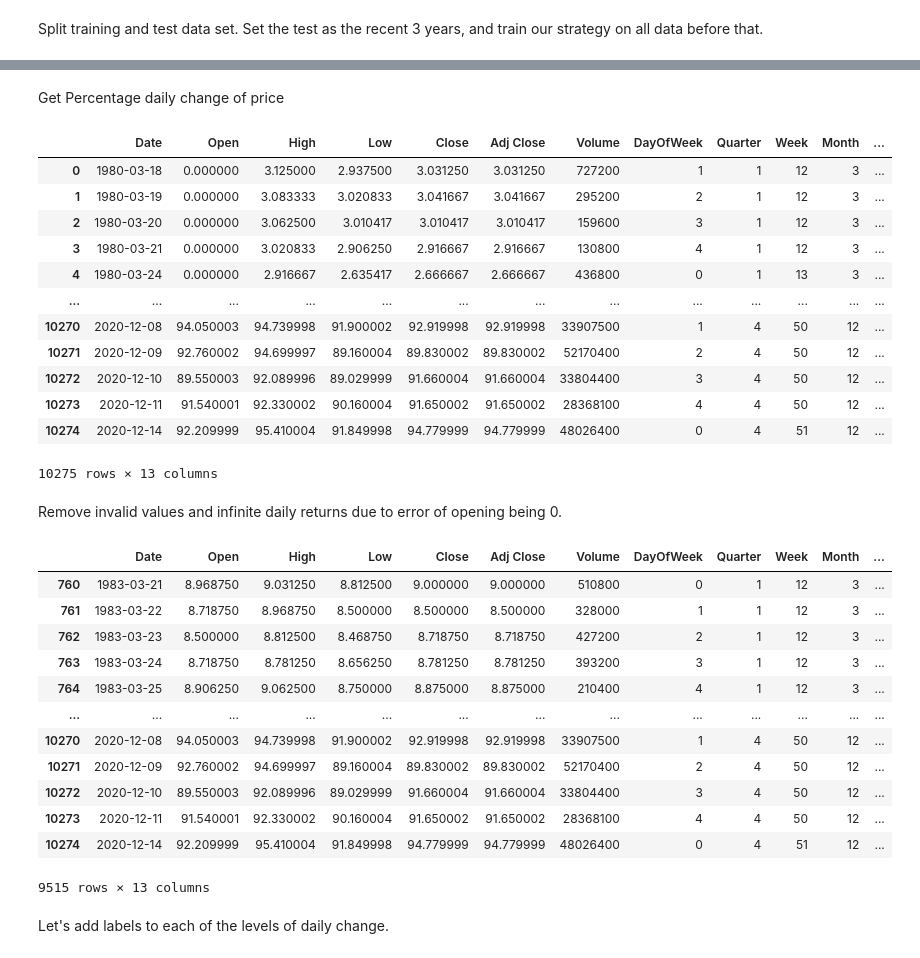
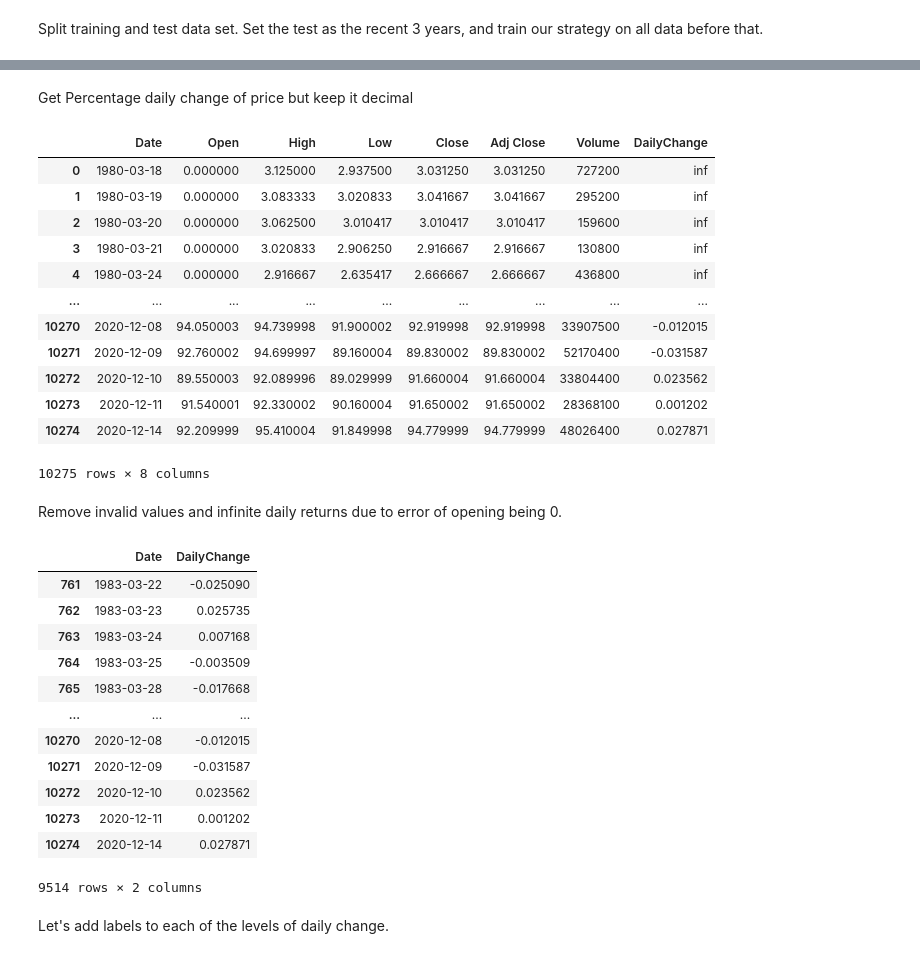
Before and after one commit to ys98110/valuation, a Jupyter notebook: Markov_chain_multi_trans.ipynb, the cells around one changed output, grey strips where cells are left out. Drawn from its saved outputs; the diff is of its cells as text; code cells hidden in the pictures.

```diff
--- a/Markov_chain_multi_trans.ipynb
+++ b/Markov_chain_multi_trans.ipynb
@@ -43,9 +40,0 @@ Separate out the dates
-# %%
-data["Date"] = pd.to_datetime(data["Date"],dayfirst= True)
-data['DayOfWeek'] = data['Date'].dt.weekday
-data["Quarter"]=data["Date"].dt.quarter
-data['Week'] = data['Date'].dt.isocalendar().week
-data['Month'] = data['Date'].dt.month
-data["Year"] = data["Date"].dt.year
-#data.drop("Date", axis = 1, inplace = True)
-data.head()
@@ -59,43 +41,44 @@ data.head()
 # %% [markdown]
-Get Percentage daily change of price
+Get Percentage daily change of price but keep it decimal
 # %%
 data["DailyChange"] = (data["Close"]- data["Open"])/data["Open"]
 data
 # %% [output]
-|  | Date | Open | High | Low | Close | Adj Close | Volume | DayOfWeek | Quarter | Week | Month | ... |
-| 0 | 1980-03-18 | 0.000000 | 3.125000 | 2.937500 | 3.031250 | 3.031250 | 727200 | 1 | 1 | 12 | 3 | ... |
-| 1 | 1980-03-19 | 0.000000 | 3.083333 | 3.020833 | 3.041667 | 3.041667 | 295200 | 2 | 1 | 12 | 3 | ... |
-| 2 | 1980-03-20 | 0.000000 | 3.062500 | 3.010417 | 3.010417 | 3.010417 | 159600 | 3 | 1 | 12 | 3 | ... |
-| 3 | 1980-03-21 | 0.000000 | 3.020833 | 2.906250 | 2.916667 | 2.916667 | 130800 | 4 | 1 | 12 | 3 | ... |
-| 4 | 1980-03-24 | 0.000000 | 2.916667 | 2.635417 | 2.666667 | 2.666667 | 436800 | 0 | 1 | 13 | 3 | ... |
-| ... | ... | ... | ... | ... | ... | ... | ... | ... | ... | ... | ... | ... |
-| 10270 | 2020-12-08 | 94.050003 | 94.739998 | 91.900002 | 92.919998 | 92.919998 | 33907500 | 1 | 4 | 50 | 12 | ... |
-| 10271 | 2020-12-09 | 92.760002 | 94.699997 | 89.160004 | 89.830002 | 89.830002 | 52170400 | 2 | 4 | 50 | 12 | ... |
-| 10272 | 2020-12-10 | 89.550003 | 92.089996 | 89.029999 | 91.660004 | 91.660004 | 33804400 | 3 | 4 | 50 | 12 | ... |
-| 10273 | 2020-12-11 | 91.540001 | 92.330002 | 90.160004 | 91.650002 | 91.650002 | 28368100 | 4 | 4 | 50 | 12 | ... |
-| 10274 | 2020-12-14 | 92.209999 | 95.410004 | 91.849998 | 94.779999 | 94.779999 | 48026400 | 0 | 4 | 51 | 12 | ... |
+|  | Date | Open | High | Low | Close | Adj Close | Volume | DailyChange |
+| 0 | 1980-03-18 | 0.000000 | 3.125000 | 2.937500 | 3.031250 | 3.031250 | 727200 | inf |
+| 1 | 1980-03-19 | 0.000000 | 3.083333 | 3.020833 | 3.041667 | 3.041667 | 295200 | inf |
+| 2 | 1980-03-20 | 0.000000 | 3.062500 | 3.010417 | 3.010417 | 3.010417 | 159600 | inf |
+| 3 | 1980-03-21 | 0.000000 | 3.020833 | 2.906250 | 2.916667 | 2.916667 | 130800 | inf |
+| 4 | 1980-03-24 | 0.000000 | 2.916667 | 2.635417 | 2.666667 | 2.666667 | 436800 | inf |
+| ... | ... | ... | ... | ... | ... | ... | ... | ... |
+| 10270 | 2020-12-08 | 94.050003 | 94.739998 | 91.900002 | 92.919998 | 92.919998 | 33907500 | -0.012015 |
+| 10271 | 2020-12-09 | 92.760002 | 94.699997 | 89.160004 | 89.830002 | 89.830002 | 52170400 | -0.031587 |
+| 10272 | 2020-12-10 | 89.550003 | 92.089996 | 89.029999 | 91.660004 | 91.660004 | 33804400 | 0.023562 |
+| 10273 | 2020-12-11 | 91.540001 | 92.330002 | 90.160004 | 91.650002 | 91.650002 | 28368100 | 0.001202 |
+| 10274 | 2020-12-14 | 92.209999 | 95.410004 | 91.849998 | 94.779999 | 94.779999 | 48026400 | 0.027871 |
-10275 rows × 13 columns
+10275 rows × 8 columns
 # %% [markdown]
 Remove invalid values and infinite daily returns due to error of opening being 0.
 # %%
 data = data.dropna()
 data = data[data["Open"]!=0]
 data = data[1:]
+data = data.drop(data.columns[[1,2,3,4,5,6]],axis = 1)
 data
 # %% [output]
-|  | Date | Open | High | Low | Close | Adj Close | Volume | DayOfWeek | Quarter | Week | Month | ... |
-| 760 | 1983-03-21 | 8.968750 | 9.031250 | 8.812500 | 9.000000 | 9.000000 | 510800 | 0 | 1 | 12 | 3 | ... |
-| 761 | 1983-03-22 | 8.718750 | 8.968750 | 8.500000 | 8.500000 | 8.500000 | 328000 | 1 | 1 | 12 | 3 | ... |
-| 762 | 1983-03-23 | 8.500000 | 8.812500 | 8.468750 | 8.718750 | 8.718750 | 427200 | 2 | 1 | 12 | 3 | ... |
-| 763 | 1983-03-24 | 8.718750 | 8.781250 | 8.656250 | 8.781250 | 8.781250 | 393200 | 3 | 1 | 12 | 3 | ... |
-| 764 | 1983-03-25 | 8.906250 | 9.062500 | 8.750000 | 8.875000 | 8.875000 | 210400 | 4 | 1 | 12 | 3 | ... |
-| ... | ... | ... | ... | ... | ... | ... | ... | ... | ... | ... | ... | ... |
-| 10270 | 2020-12-08 | 94.050003 | 94.739998 | 91.900002 | 92.919998 | 92.919998 | 33907500 | 1 | 4 | 50 | 12 | ... |
-| 10271 | 2020-12-09 | 92.760002 | 94.699997 | 89.160004 | 89.830002 | 89.830002 | 52170400 | 2 | 4 | 50 | 12 | ... |
-| 10272 | 2020-12-10 | 89.550003 | 92.089996 | 89.029999 | 91.660004 | 91.660004 | 33804400 | 3 | 4 | 50 | 12 | ... |
-| 10273 | 2020-12-11 | 91.540001 | 92.330002 | 90.160004 | 91.650002 | 91.650002 | 28368100 | 4 | 4 | 50 | 12 | ... |
-| 10274 | 2020-12-14 | 92.209999 | 95.410004 | 91.849998 | 94.779999 | 94.779999 | 48026400 | 0 | 4 | 51 | 12 | ... |
+|  | Date | DailyChange |
+| 761 | 1983-03-22 | -0.025090 |
+| 762 | 1983-03-23 | 0.025735 |
+| 763 | 1983-03-24 | 0.007168 |
+| 764 | 1983-03-25 | -0.003509 |
+| 765 | 1983-03-28 | -0.017668 |
+| ... | ... | ... |
+| 10270 | 2020-12-08 | -0.012015 |
+| 10271 | 2020-12-09 | -0.031587 |
+| 10272 | 2020-12-10 | 0.023562 |
+| 10273 | 2020-12-11 | 0.001202 |
+| 10274 | 2020-12-14 | 0.027871 |
-9515 rows × 13 columns
+9514 rows × 2 columns
 # %% [markdown]
 Let's add labels to each of the levels of daily change.
 # %%
```
Also changed, not shown: parts of 15 cells of this notebook.
